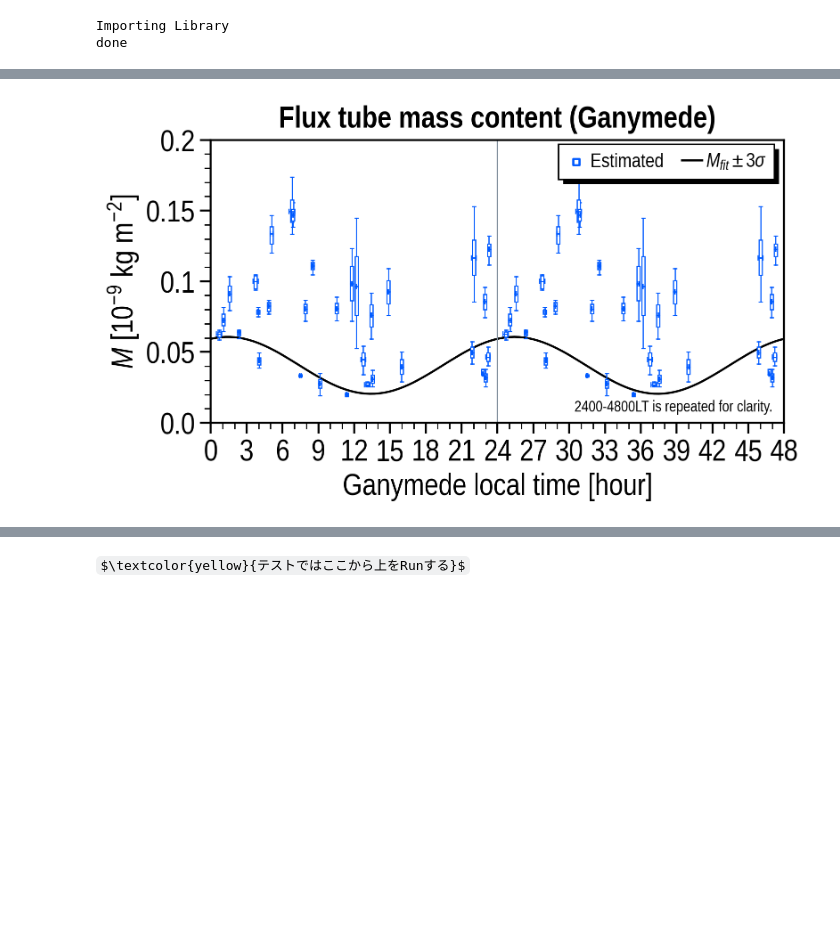
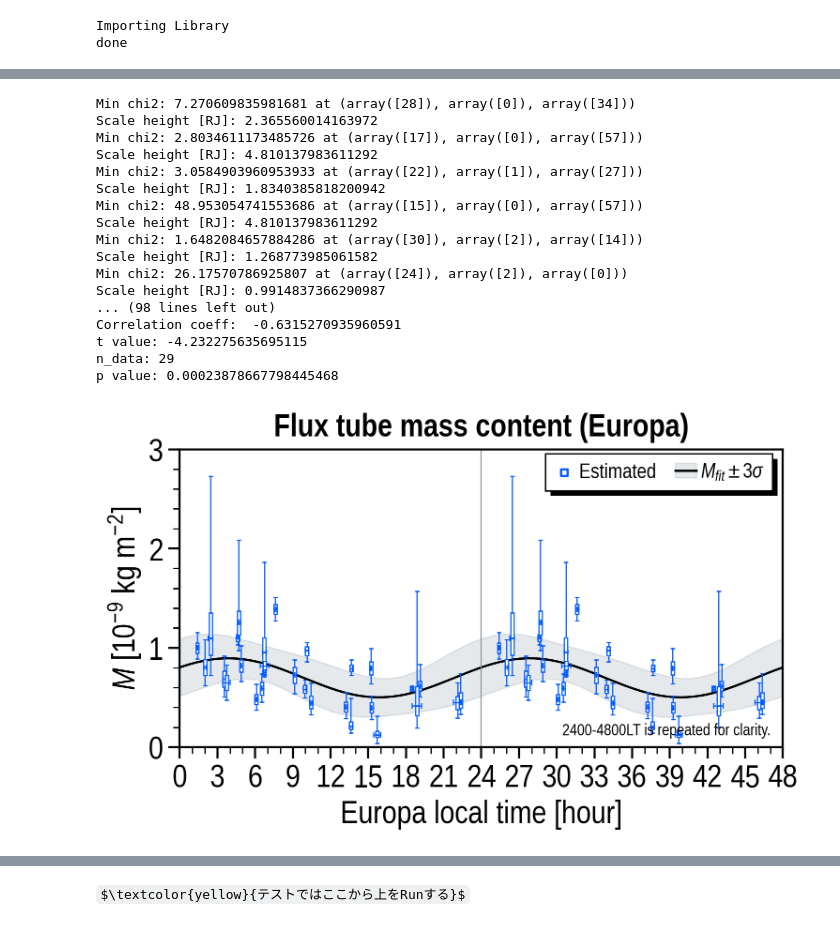
Before and after one commit to ShinnosukeSatoh/Juno_UVS_deimos, a Jupyter notebook: ftmc_lt.ipynb, the cells around one changed output, grey strips where cells are left out. Drawn from its saved outputs; the diff is of its cells as text; code cells hidden in the pictures; some formulas as TeX source; blank space fills up the shorter version.

Commit message:
FTMC vs current constant plots completed.

```diff
--- a/ftmc_lt.ipynb
+++ b/ftmc_lt.ipynb
@@ -28,7 +28,7 @@ Importing Library
 done
 # %%
 exdate = '005/20251221'
-target_moon = 'Ganymede'
+target_moon = 'Europa'
 target_fp = ['MAW', 'TEB']
 
 exnum = ['050', '056']
@@ -1309,8 +1309,8 @@ output = odr_instance.run()
 
 # フィッティング結果
 popt = output.beta
-perr = output.sd_beta
-# perr = np.sqrt(np.diag(output.cov_beta)) # maybe wrong
+perr = output.sd_beta  # *np.sqrt(output.res_var)
+cov = output.cov_beta*output.res_var
 
 # ベストフィット
 nstd = 3  # 95% 信頼区間
@@ -1320,6 +1320,9 @@ lmean, = F.ax.plot(x_fit, y_fit, zorder=0.1, label='1', color='k')
 print('Best fit:', popt)
 print('Error:', perr)
 print('lmean:', np.min(y_fit), np.max(y_fit))
+print('cov_beta:', cov)
+print('res_var:', output.res_var)
+print('Check:', np.sqrt(np.diag(output.cov_beta*output.res_var)))
 
 # 予測区間の計算
 if target_moon == 'Io':
@@ -1328,12 +1331,21 @@ if target_moon == 'Io':
     y_fit_err = np.sqrt(y_fit_err2)
     y_fit_up = y_fit + nstd * y_fit_err
     y_fit_dw = y_fit - nstd * y_fit_err
-    lsigma = F.ax.fill_between(x_fit, y_fit_up, y_fit_dw,
-                               color=UC.gray, alpha=0.2,
-                               label='2',
-                               zorder=0.01)
-    print('yfit_up:', np.max(y_fit_up))
-    print('yfit_dw:', np.min(y_fit_dw))
+
+if target_moon == 'Europa' or target_moon == 'Ganymede':
+    # ヤコビアンの計算
+    J_f0 = np.cos(np.pi*(x_fit-popt[1])/12.0)
+    J_f1 = (np.pi*popt[0]/12.0)*np.sin(np.pi*(x_fit-popt[1])/12.0)
+    J_f2 = 1.0
+    J_f = np.array([J_f0, J_f1, J_f2])
+    sigma_f = np.sqrt((J_f@cov)@J_f.T)
+    y_fit_up = y_fit + 3.0*sigma_f
+    y_fit_dw = y_fit - 3.0*sigma_f
+
+lsigma = F.ax.fill_between(x_fit, y_fit_up, y_fit_dw,
+                           color=UC.gray, alpha=0.2,
+                           label='2',
+                           zorder=0.01)
 
 
 jj = 0
@@ -1416,10 +1428,7 @@ F.ax.text(0.98, 0.03,
           transform=F.ax.transAxes,
           fontsize=F.fontsize*0.5)
 
-if target_moon == 'Io':
-    handles = [sc, (lsigma, lmean)]
-else:
-    handles = [sc, lmean]
+handles = [sc, (lsigma, lmean)]
 legend = F.legend(ax_idx=0,
                   handles=handles,
                   labels=['Estimated', r'$M_{fit} \pm 3\sigma$'],
@@ -1454,4 +1460,21 @@ p value: 0.34054334168762623
+Min chi2: 7.270609835981681 at (array([28]), array([0]), array([34]))
+Scale height [RJ]: 2.365560014163972
+Min chi2: 2.8034611173485726 at (array([17]), array([0]), array([57]))
+Scale height [RJ]: 4.810137983611292
+Min chi2: 3.0584903960953933 at (array([22]), array([1]), array([27]))
+Scale height [RJ]: 1.8340385818200942
+Min chi2: 48.953054741553686 at (array([15]), array([0]), array([57]))
+Scale height [RJ]: 4.810137983611292
+Min chi2: 1.6482084657884286 at (array([30]), array([2]), array([14]))
+Scale height [RJ]: 1.268773985061582
+Min chi2: 26.17570786925807 at (array([24]), array([2]), array([0]))
+Scale height [RJ]: 0.9914837366290987
+... (98 lines left out)
+Correlation coeff:  -0.6315270935960591
+t value: -4.232275635695115
+n_data: 29
+p value: 0.00023878667798445468
-[figure, old version]
+[figure, new version]
 # %%
 # %% 横軸LT(48時間) 散布図 ベストフィット付き (これが一番大事)
 F = ShareXaxis()
```
Also changed, not shown: parts of 12 cells of this notebook, 1 other file.
